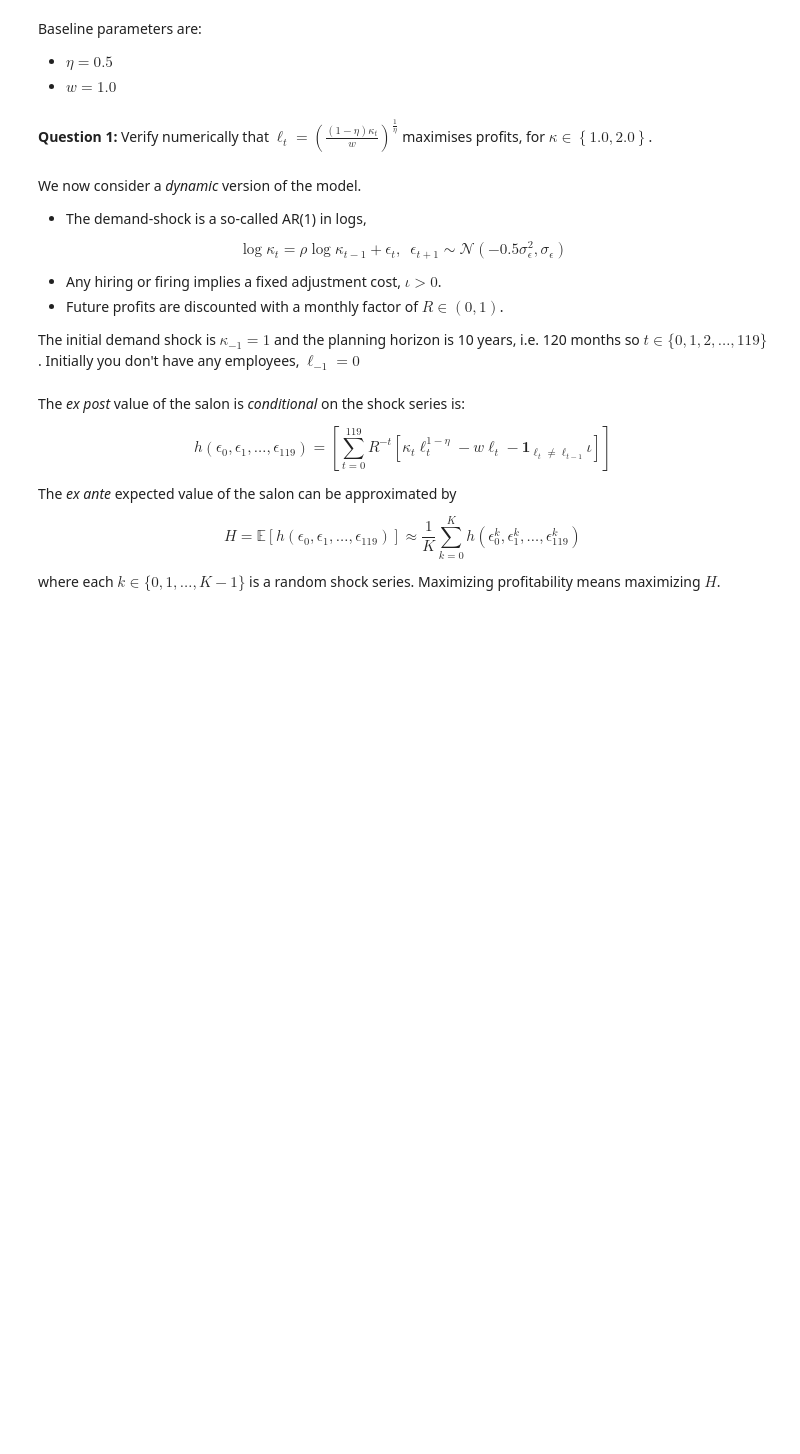
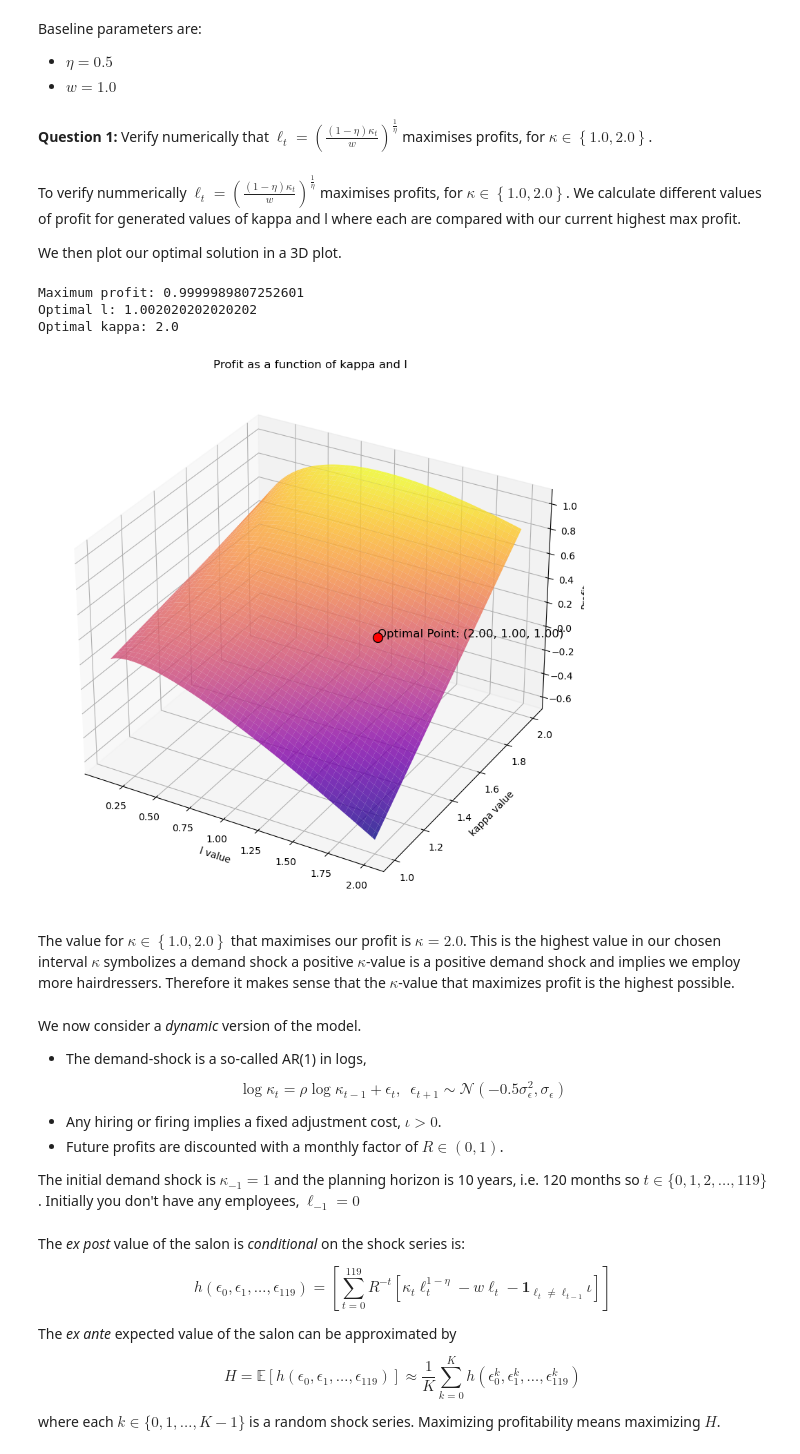
Before and after one commit to NumEconCopenhagen/projects-2023-pied-piper, a Jupyter notebook: examproject/Exam-2023-notebook.ipynb, the cells around one changed output. Saved outputs shown, nothing was run; the diff lists cells and outputs as text; code cells hidden in the pictures; blank space fills up the shorter version.

```diff
--- a/examproject/Exam-2023-notebook.ipynb
+++ b/examproject/Exam-2023-notebook.ipynb
@@ -629,3 +636,42 @@ Baseline parameters are:
+# %% [markdown]
+To verify nummerically $\ell_{t}=\left(\frac{(1-\eta)\kappa_{t}}{w}\right)^{\frac{1}{\eta}}$ maximises profits, for $\kappa\in\left\{1.0 , 2.0\right\}$. We calculate different values of profit for generated values of kappa and l where each are compared with our current highest max profit.
+
+We then plot our optimal solution in a 3D plot.
+# %%
+# 1. Calling class
+p2 = problem2()
+
+# 2. Calling function
+p2.profit_max1()
+
+#3. Printing results
+print("Maximum profit:", p2.sol.max_profit)
+print("Optimal l:", p2.sol.opt_l)
+print("Optimal kappa:", p2.sol.opt_kappa)
+
+# 3. Creating 3D plot
+fig = plt.figure(figsize=(10, 10))
+ax = fig.add_subplot(111, projection='3d')
+ax.plot_surface(p2.sol.l_grid, p2.sol.kappa_grid, p2.sol.profit_grid, cmap='plasma', alpha=0.8)
+
+# 4. Add the optimal point to the plot
+ax.scatter([p2.sol.opt_kappa], [p2.sol.opt_l], [p2.sol.max_profit], color='red', s=100, edgecolors='black', marker='o')
+ax.text(p2.sol.opt_kappa, p2.sol.opt_l, p2.sol.max_profit, f"Optimal Point: ({p2.sol.opt_kappa:.2f}, {p2.sol.opt_l:.2f}, {p2.sol.max_profit:.2f})", color='black', fontsize=12)
+
+# 5. Set labels and titles
+ax.set_xlabel('l value')
+ax.set_ylabel('kappa value')
+ax.set_zlabel('Profit')
+ax.set_title('Profit as a function of kappa and l')
+
+plt.show()
+# %% [output]
+Maximum profit: 0.9999989807252601
+Optimal l: 1.002020202020202
+Optimal kappa: 2.0
+[figure, added]
+# %% [markdown]
+The value for $\kappa\in\left\{1.0 , 2.0\right\}$ that maximises our profit is $\kappa=2.0$. This is the highest value in our chosen interval $\kappa$ symbolizes a demand shock a positive $\kappa$-value is a positive demand shock and implies we employ more hairdressers. Therefore it makes sense that the $\kappa$-value that maximizes profit is the highest possible.
 # %% [markdown]
 We now consider a *dynamic* version of the model.
 
```
Also changed, not shown: parts of 27 cells of this notebook, 1 other file.
